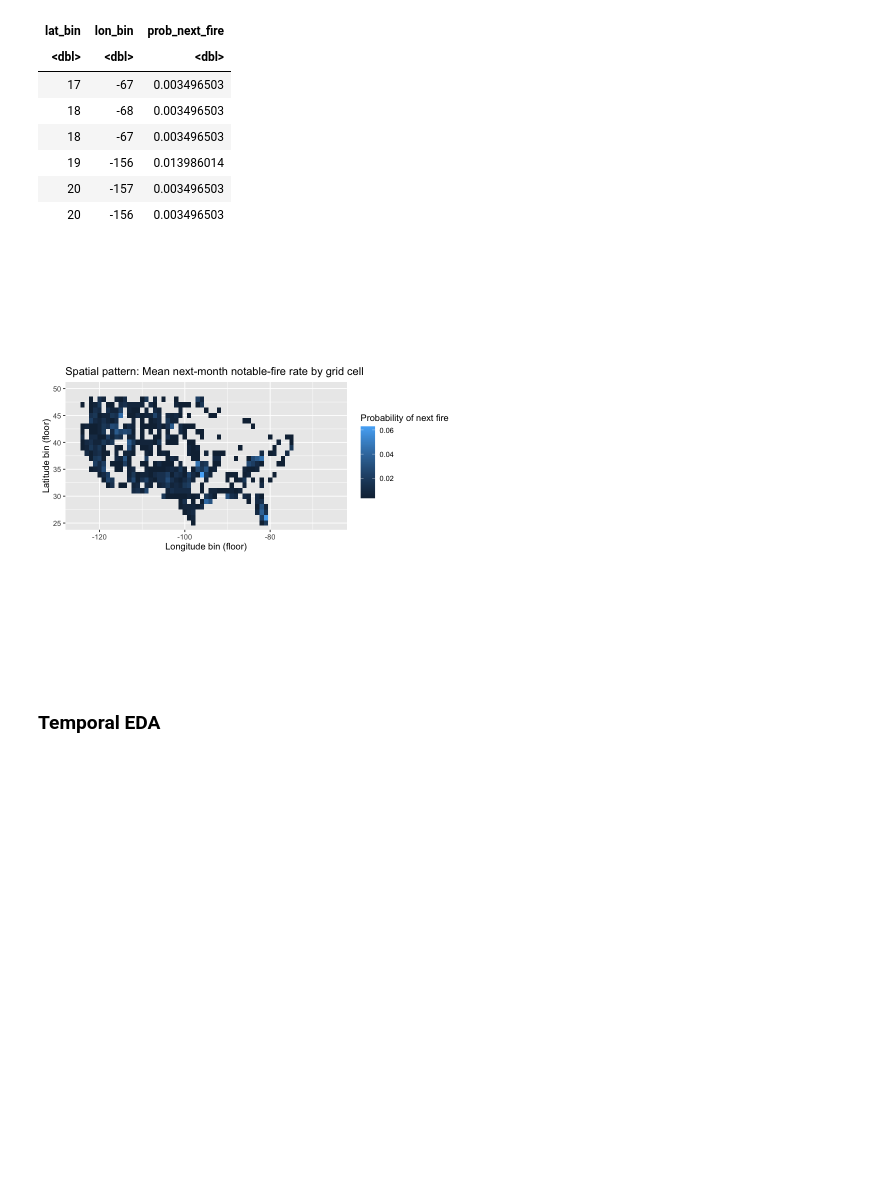
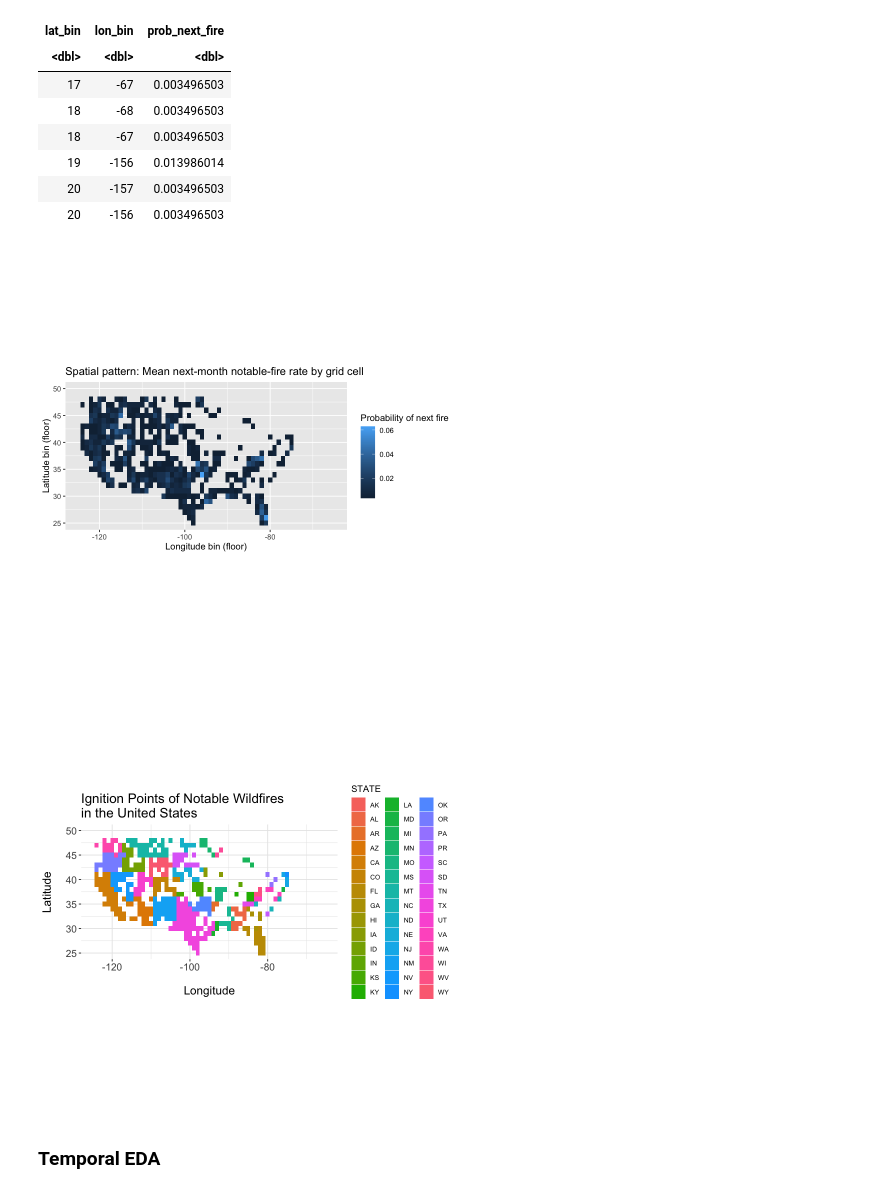
Before and after one commit to trinhhoangtrangthy-cpu/STA141AW26_Final_Project, a Jupyter notebook: Final_report_description.ipynb, the cells around one changed output. Drawn from its saved outputs; the diff is of its cells as text; code cells hidden in the pictures; blank space fills up the shorter version.

```diff
--- a/Final_report_description.ipynb
+++ b/Final_report_description.ipynb
@@ -210,11 +205,11 @@ all_months <- tibble(date = seq.Date(start_date, end_date, by = "month")) %>%
 panel <- crossing(all_grids, all_months)
 
 panel_new <- left_join(panel, grid_month_fire, by = c("lat_bin", "lon_bin", "ym"))
-panel_new <-unique(panel_new)
+panel_new <- unique(panel_new)
 
 panel_new <- panel_new |>
    mutate(fire_this_month = ifelse(is.na(fire_this_month), 0, fire_this_month),
-         n_fires = ifelse(is.na(n_fires), 0, fire_this_month))
+         n_fires = ifelse(is.na(n_fires), 0, n_fires))
 
 glimpse(panel_new)
 # %% [output]
@@ -255,0 +245,17 @@ A tibble: 6 × 8
+# %%
+mode_state <- function(x) {
+    uniqx <- unique(x)
+    uniqx[which.max(tabulate(match(x, uniqx)))]
+    }
+
+grid_state <- wildfires_300 |>
+    group_by(lat_bin, lon_bin) |>
+    summarise(
+        state = mode_state(STATE),
+        .groups = "drop"
+        )
+
+panel_new <- panel_new %>%
+  left_join(grid_state, by = c("lat_bin","lon_bin"))
+
+head(panel_new)
@@ -256,3 +274,5 @@ A tibble: 6 × 8
+# %%
+panel_new <- panel_new %>%
 # %% [markdown]
 ### 2. Exploratory Data Analysis
 
@@ -290,15 +310,31 @@ A tibble: 6 × 3
 # %%
 ggplot(eda_spatial, aes(x = lon_bin, y = lat_bin, fill = prob_next_fire)) +
   coord_quickmap(xlim = c(-125, -65), ylim = c(25, 50)) +
   geom_tile() +
   labs(
     title = "Spatial pattern: Mean next-month notable-fire rate by grid cell",
     x = "Longitude bin (floor)",
     y = "Latitude bin (floor)",
     fill = "Probability of next fire"
   )
+
+ggplot(wildfires_300, aes(x = lon_bin, y = lat_bin, fill = STATE)) +
+    coord_quickmap(xlim = c(-125, -65), ylim = c(25, 50)) +
+    geom_tile() +
+    labs(title = "Ignition Points of Notable Wildfires\nin the United States",
+         x = "Longitude",
+         y = "Latitude") +
+    theme(panel.background = element_rect(fill = "white"),
+          panel.grid = element_line(color = "grey91"),
+          plot.title = element_text(size = 16),
+          axis.text = element_text(size = 12),
+          axis.title.x = element_text(size = 14, margin = margin(t = 15)),
+          axis.title.y = element_text(size = 14, margin = margin(r = 15)),
+          legend.text = element_text(size = 8)
+         )
 # %% [output]
 [figure]
+[figure, added]
 # %% [markdown]
 ### Temporal EDA
 # %%
```
Also changed, not shown: parts of 10 cells of this notebook.
